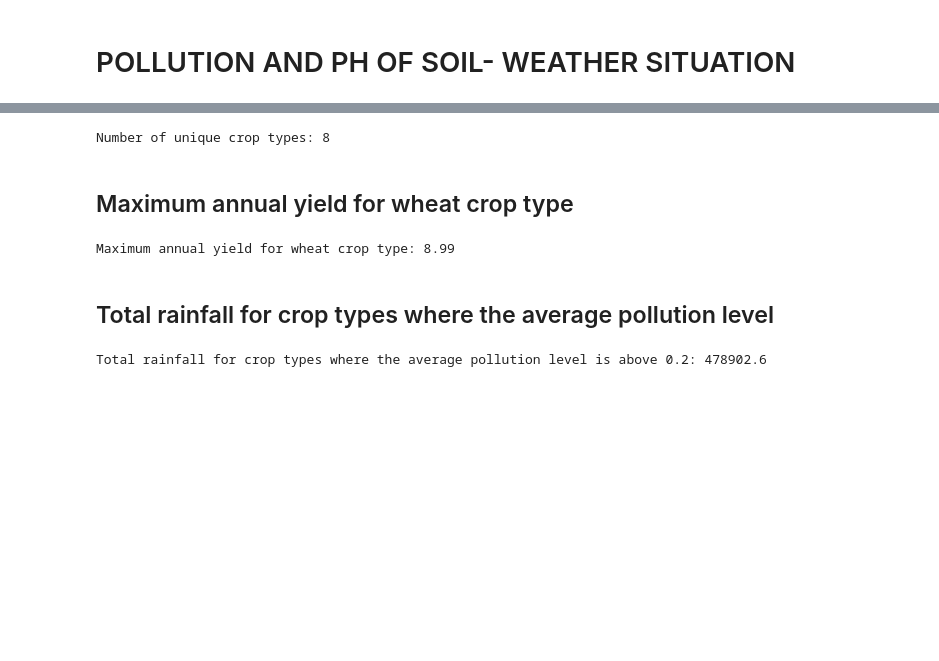
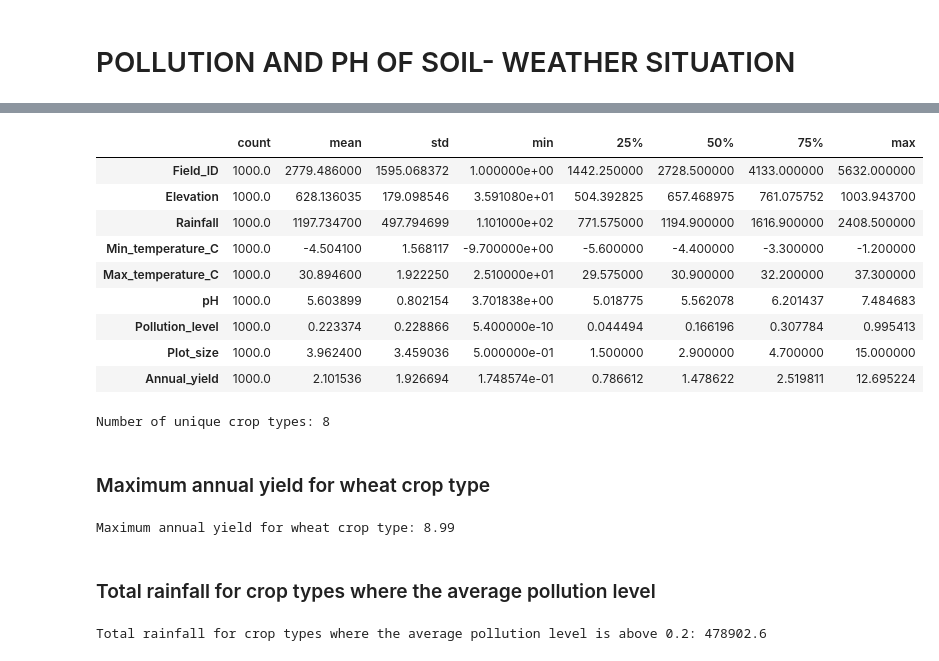
Before and after one commit to HichamTheAnalyst/POLLUTION-AND-PH-OF-SOIL--WEATHER-SITUATION, a Jupyter notebook: ANALYSIS CROP SOIL.ipynb, the cells around one changed output, grey strips where cells are left out. Cells and saved outputs as stored; diff of their text form; code cells hidden in the pictures; blank space fills up the shorter version.

```diff
--- a/ANALYSIS CROP SOIL.ipynb
+++ b/ANALYSIS CROP SOIL.ipynb
@@ -7,10 +14,3 @@
 # %%
-import pandas as pd
-
 # Read the CSV file
-data = pd.read_csv(r'C:\Users\pcc\Desktop\PYTHON\maji ndogo\part 4\MD_agric_exam-4313.csv')
-
-# Check for null values and calculate the sum
-null_counts = data.isnull().sum()
-
-print(null_counts)
+data = pd.read_csv('MD_agric_exam-4313.csv')
@@ -31 +48,14 @@ dtype: int64
+# %%
+data.describe().T
+# %% [output]
+|  | count | mean | std | min | 25% | 50% | 75% | max |
+| Field_ID | 1000.0 | 2779.486000 | 1595.068372 | 1.000000e+00 | 1442.250000 | 2728.500000 | 4133.000000 | 5632.000000 |
+| Elevation | 1000.0 | 628.136035 | 179.098546 | 3.591080e+01 | 504.392825 | 657.468975 | 761.075752 | 1003.943700 |
+| Rainfall | 1000.0 | 1197.734700 | 497.794699 | 1.101000e+02 | 771.575000 | 1194.900000 | 1616.900000 | 2408.500000 |
+| Min_temperature_C | 1000.0 | -4.504100 | 1.568117 | -9.700000e+00 | -5.600000 | -4.400000 | -3.300000 | -1.200000 |
+| Max_temperature_C | 1000.0 | 30.894600 | 1.922250 | 2.510000e+01 | 29.575000 | 30.900000 | 32.200000 | 37.300000 |
+| pH | 1000.0 | 5.603899 | 0.802154 | 3.701838e+00 | 5.018775 | 5.562078 | 6.201437 | 7.484683 |
+| Pollution_level | 1000.0 | 0.223374 | 0.228866 | 5.400000e-10 | 0.044494 | 0.166196 | 0.307784 | 0.995413 |
+| Plot_size | 1000.0 | 3.962400 | 3.459036 | 5.000000e-01 | 1.500000 | 2.900000 | 4.700000 | 15.000000 |
+| Annual_yield | 1000.0 | 2.101536 | 1.926694 | 1.748574e-01 | 0.786612 | 1.478622 | 2.519811 | 12.695224 |
 # %%
@@ -44,5 +69,5 @@ print("Number of unique crop types:", num_unique_crop_types)
 # %% [output]
 Number of unique crop types: 8
 # %% [markdown]
-## Maximum annual yield for wheat crop type
+### Maximum annual yield for wheat crop type
 # %%
@@ -64,5 +84,5 @@ print("Maximum annual yield for wheat crop type:", max_yield_wheat_rounded)
 # %% [output]
 Maximum annual yield for wheat crop type: 8.99
 # %% [markdown]
-## Total rainfall for crop types where the average pollution level
+### Total rainfall for crop types where the average pollution level
 # %%
```
Also changed, not shown: parts of 24 cells of this notebook.
